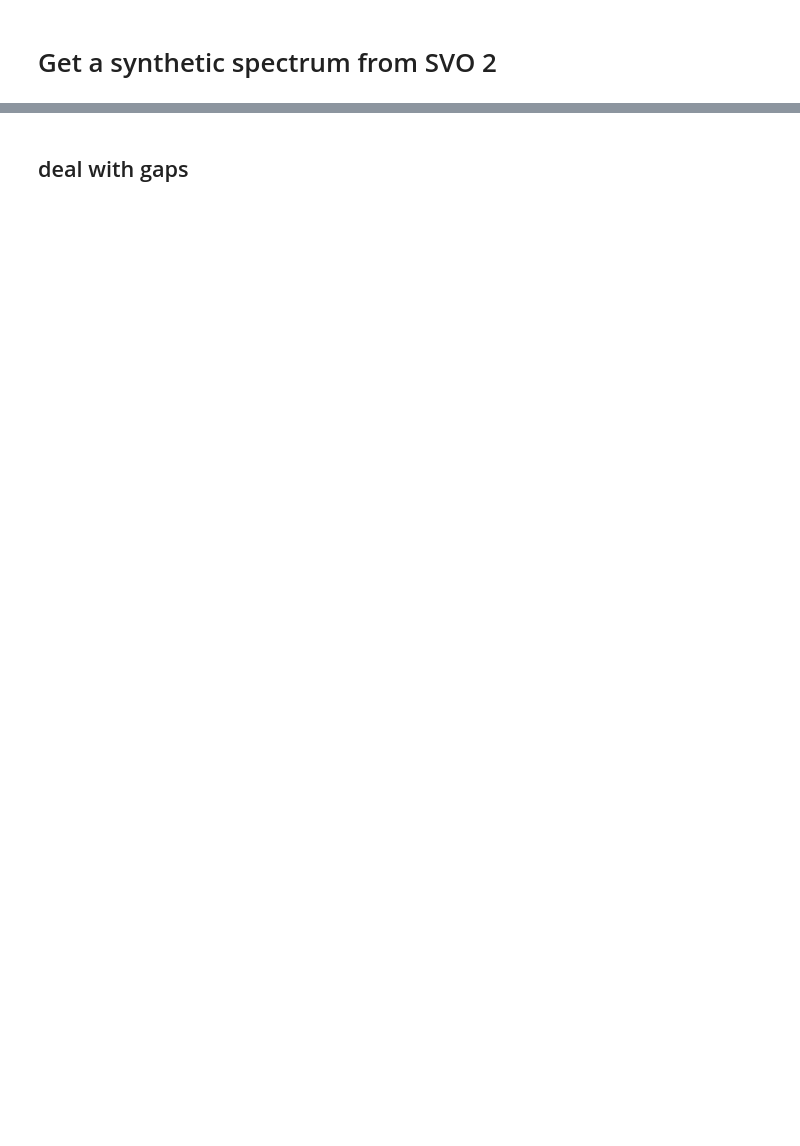
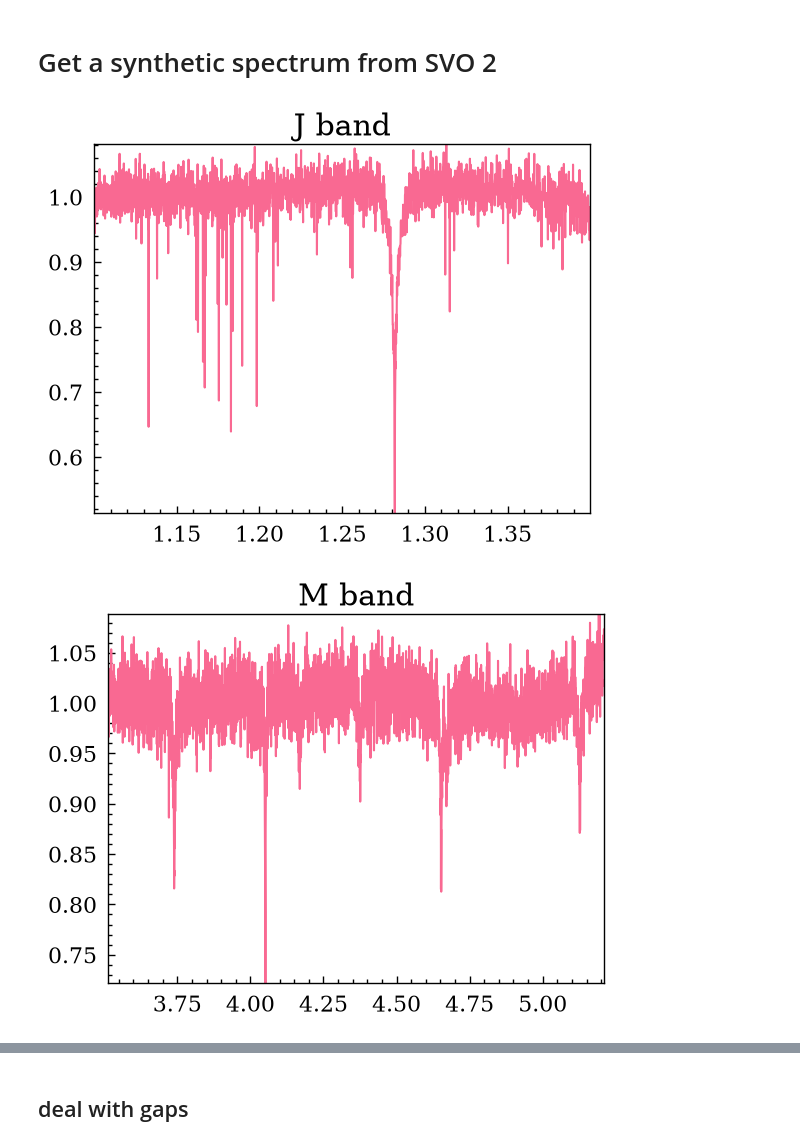
Before and after one commit to allsmurph/Exocomets-Pymolfit, a Jupyter notebook: load_files_for_ccf.ipynb, the cells around one changed output, grey strips where cells are left out. Drawn from its saved outputs; the diff is of its cells as text; code cells hidden in the pictures; blank space fills up the shorter version.

```diff
--- a/load_files_for_ccf.ipynb
+++ b/load_files_for_ccf.ipynb
@@ -285,17 +280,37 @@ The median SNR is 47.47
 # %% [markdown]
 # Get a synthetic spectrum from SVO 2
 # %%
-data = pd.read_csv('lte080-4.5-0.5a+0.0.BT-NextGen.7.dat.txt', sep=r'\s+', comment ="#", header=None, names=['wavelength', 'flux'])
+def get_synth_spectrum(model_wvl):
 
-res = np.interp(wavelength, data['wavelength']/10000, #angstrom to micrometer
-                data['flux'])
+    data = pd.read_csv('lte080-4.5-0.5a+0.0.BT-NextGen.7.dat.txt', sep=r'\s+', comment ="#", header=None, names=['wavelength', 'flux'])
 
-# Estimate the noise standard deviation
-sigma = np.abs(res) / median_SNR
+    res = np.interp(model_wvl, data['wavelength']/10000, #angstrom to micrometer
+                    data['flux'])
 
-rng = np.random.default_rng(42)
-noisy_flux = res + rng.normal(0, sigma)
+    # Estimate the noise standard deviation
+    sigma = np.abs(res) / median_SNR
 
-fake_norm_const = np.median(noisy_flux)
+    rng = np.random.default_rng(42)
+    noisy_flux = res + rng.normal(0, sigma)
 
-normed_flux = noisy_flux/fake_norm_const
+    # FIT THE CONTINUUM FIRST
+    coeff = np.polyfit(model_wvl, noisy_flux, deg=3)
+    continuum = np.polyval(coeff, model_wvl)
+    #fake_norm_const = np.median(noisy_flux)
+
+    normed_flux = noisy_flux/continuum
+
+    return normed_flux
+
+synth_flux_Jband = get_synth_spectrum(synth_wavelength_J_band)
+synth_flux_Mband = get_synth_spectrum(synth_wavelength_M_band)
+# %%
+plt.plot(synth_wavelength_J_band, synth_flux_Jband)
+plt.title('J band')
+plt.show()
+plt.plot(synth_wavelength_M_band, synth_flux_Mband)
+plt.title('M band')
+plt.show()
+# %% [output]
+[figure, added]
+[figure, added]
```
Also changed, not shown: parts of 15 cells of this notebook.
